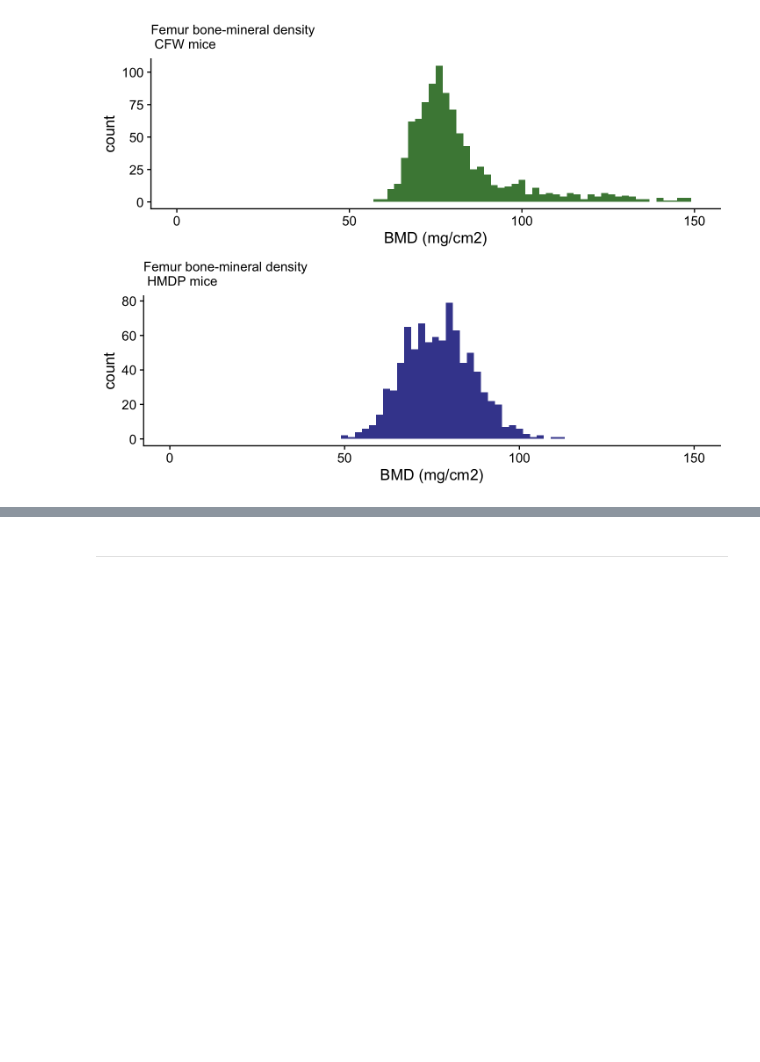
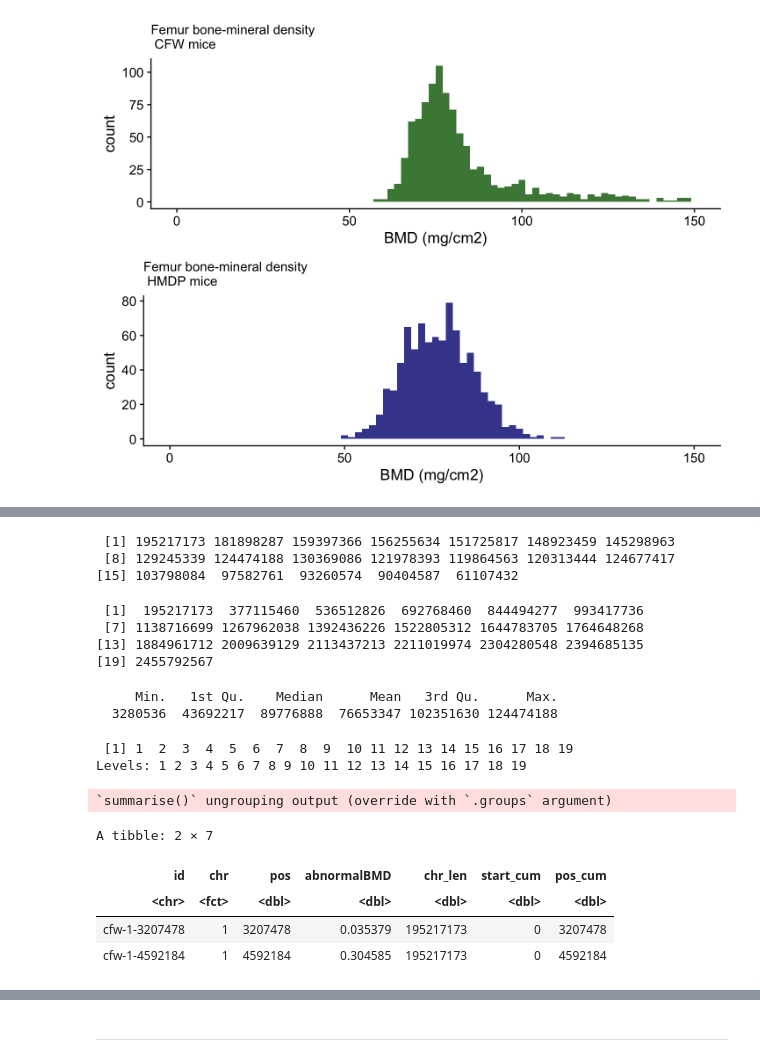
Before and after one commit to daiuc/qBioChallenges, a Jupyter notebook: DataVis.ipynb, the cells around one changed output, grey strips where cells are left out. Cells and saved outputs as stored; diff of their text form; code cells hidden in the pictures; blank space fills up the shorter version.

```diff
--- a/DataVis.ipynb
+++ b/DataVis.ipynb
@@ -227,0 +234,43 @@ Warning message:
+# %%
+max.pos.by.chr
+# %% [output]
+ [1] 195217173 181898287 159397366 156255634 151725817 148923459 145298963
+ [8] 129245339 124474188 130369086 121978393 119864563 120313444 124677417
+[15] 103798084  97582761  93260574  90404587  61107432
+# %%
+cumsum(max.pos.by.chr)
+# %% [output]
+ [1]  195217173  377115460  536512826  692768460  844494277  993417736
+ [7] 1138716699 1267962038 1392436226 1522805312 1644783705 1764648268
+[13] 1884961712 2009639129 2113437213 2211019974 2304280548 2394685135
+[19] 2455792567
+# %%
+filter(gwscan, chr == 9) %>% pull(pos) %>% summary
+# %% [output]
+     Min.   1st Qu.    Median      Mean   3rd Qu.      Max.
+  3280536  43692217  89776888  76653347 102351630 124474188
+# %%
+gwscan$chr %>% unique
+# %% [output]
+ [1] 1  2  3  4  5  6  7  8  9  10 11 12 13 14 15 16 17 18 19
+Levels: 1 2 3 4 5 6 7 8 9 10 11 12 13 14 15 16 17 18 19
+# %%
+gwscan = group_by(gwscan, chr) %>% # compute chr size
+            summarise(chr_len = max(pos)) %>%
+
+            # start pos for each chr in the cumulative coordinates
+            mutate(start_cum = cumsum(chr_len)-chr_len) %>%
+            left_join(gwscan, ., by = 'chr') %>% # add this info to original df
+
+            # position of SNP in the cumkulative coordinates
+            mutate(pos_cum = pos + start_cum)
+# %% [output]
+`summarise()` ungrouping output (override with `.groups` argument)
+# %%
+head(gwscan, 2)
+# %% [output]
+A tibble: 2 × 7
+| id | chr | pos | abnormalBMD | chr_len | start_cum | pos_cum |
+| <chr> | <fct> | <dbl> | <dbl> | <dbl> | <dbl> | <dbl> |
+| cfw-1-3207478 | 1 | 3207478 | 0.035379 | 195217173 | 0 | 3207478 |
+| cfw-1-4592184 | 1 | 4592184 | 0.304585 | 195217173 | 0 | 4592184 |
```
Also changed, not shown: parts of 12 cells of this notebook.
